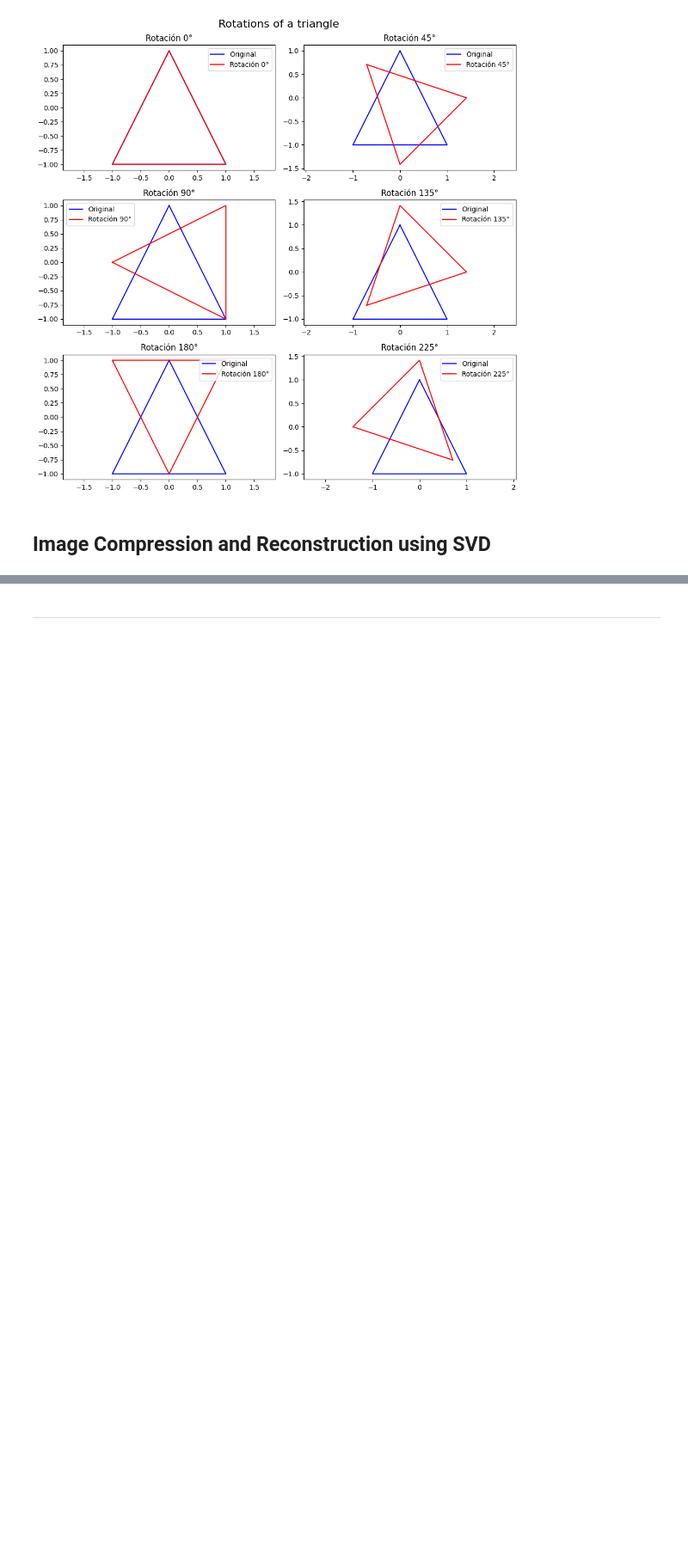
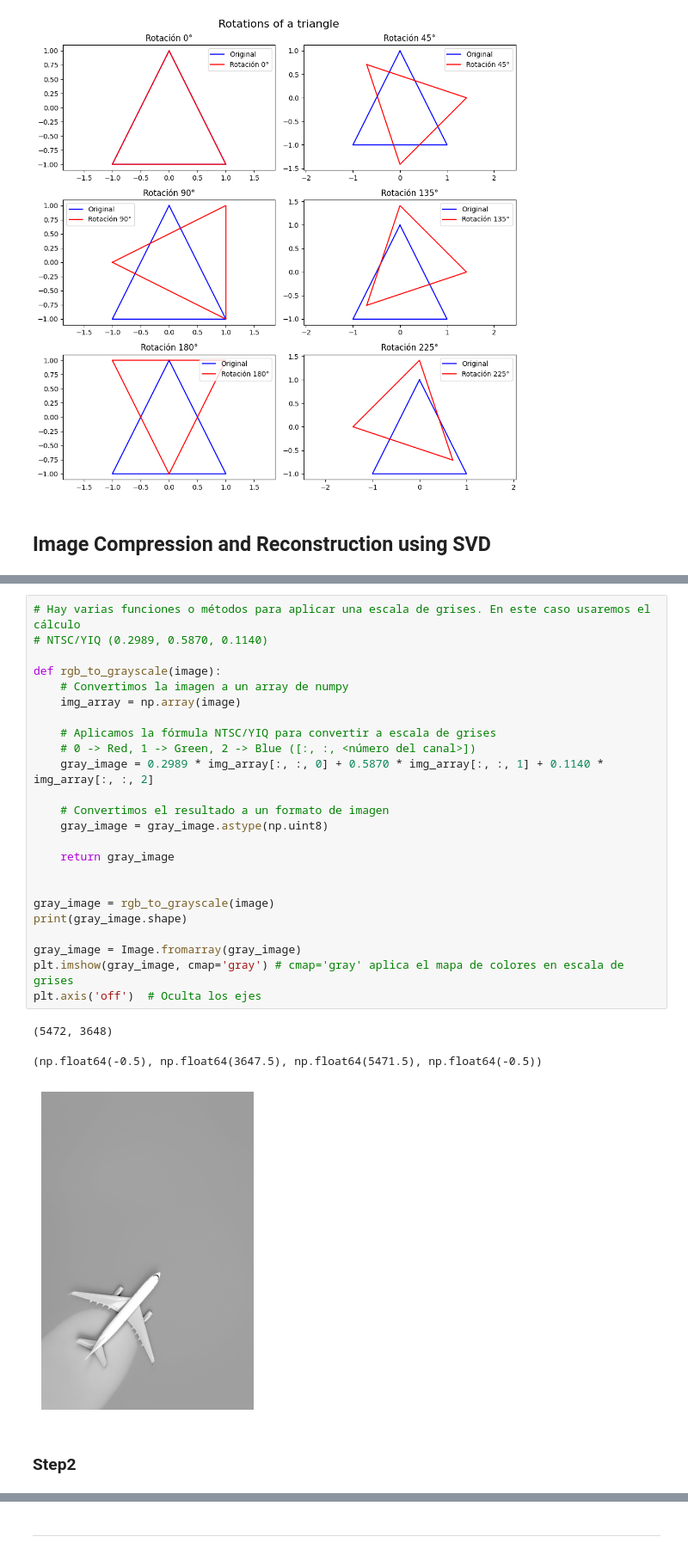
Before and after one commit to JesusPetro/Visi-n-Artificial---2025-2P, a Jupyter notebook: semana 1/T00065696_work1.ipynb, the cells around one changed output, grey strips where cells are left out. Shown at 86% size. Saved outputs shown, nothing was run; the diff lists cells and outputs as text; blank space fills up the shorter version.

```diff
--- a/semana 1/T00065696_work1.ipynb
+++ b/semana 1/T00065696_work1.ipynb
@@ -273,0 +321,30 @@ plt.show()
+# %%
+# Hay varias funciones o métodos para aplicar una escala de grises. En este caso usaremos el cálculo
+# NTSC/YIQ (0.2989, 0.5870, 0.1140)
+
+def rgb_to_grayscale(image):
+    # Convertimos la imagen a un array de numpy
+    img_array = np.array(image)
+
+    # Aplicamos la fórmula NTSC/YIQ para convertir a escala de grises
+    # 0 -> Red, 1 -> Green, 2 -> Blue ([:, :, <número del canal>])
+    gray_image = 0.2989 * img_array[:, :, 0] + 0.5870 * img_array[:, :, 1] + 0.1140 * img_array[:, :, 2]
+
+    # Convertimos el resultado a un formato de imagen
+    gray_image = gray_image.astype(np.uint8)
+
+    return gray_image
+
+
+gray_image = rgb_to_grayscale(image)
+print(gray_image.shape)
+
+gray_image = Image.fromarray(gray_image)
+plt.imshow(gray_image, cmap='gray') # cmap='gray' aplica el mapa de colores en escala de grises
+plt.axis('off')  # Oculta los ejes
+# %% [output]
+(5472, 3648)
+(np.float64(-0.5), np.float64(3647.5), np.float64(5471.5), np.float64(-0.5))
+[figure, added]
+# %% [markdown]
+### **Step2**
```
Also changed, not shown: parts of 8 cells of this notebook, 1 other file.
